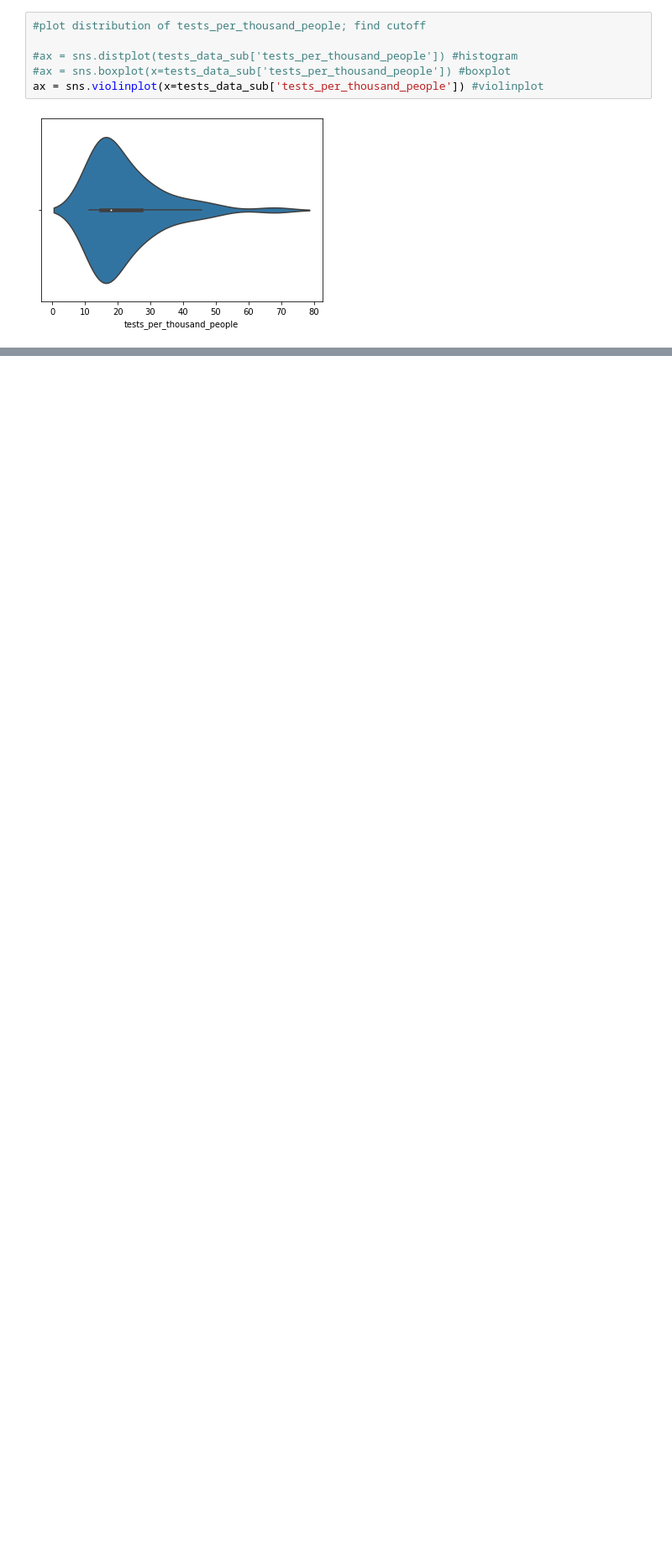
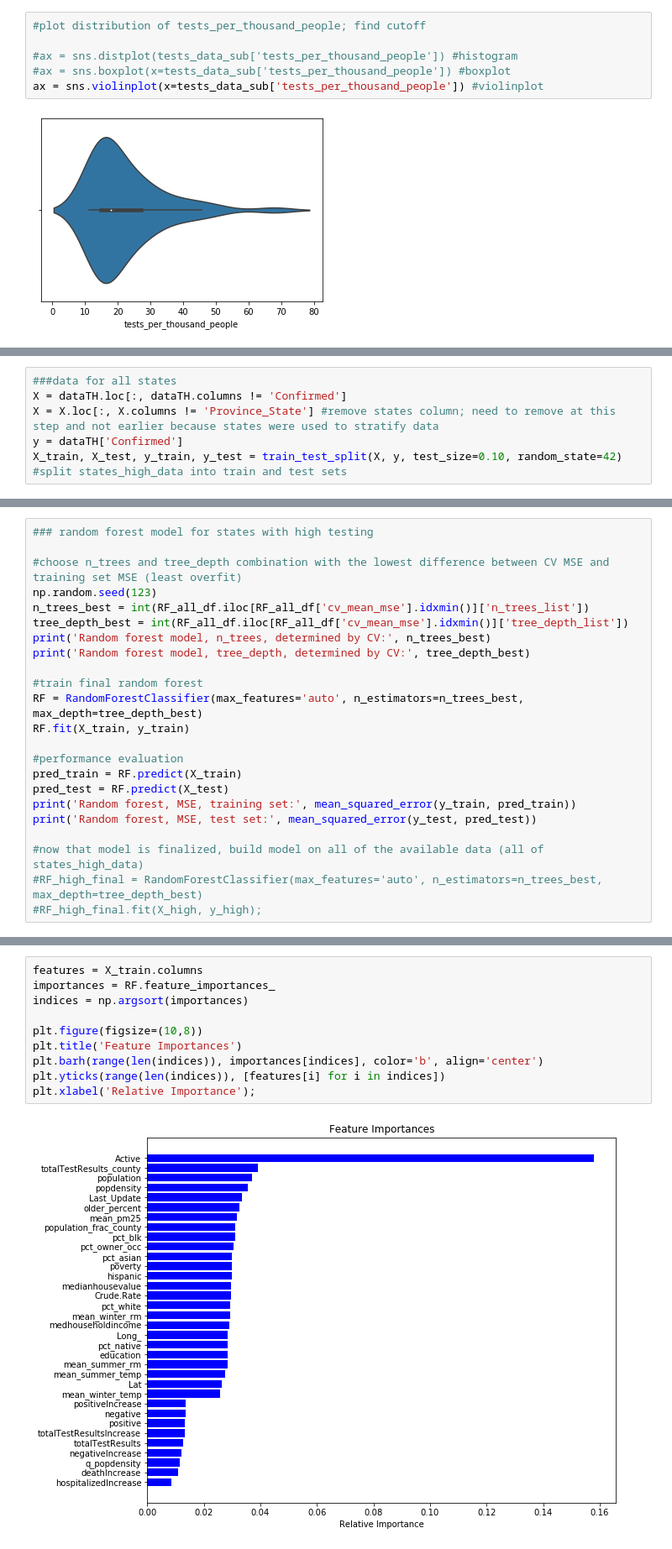
Before and after one commit to CS109b-Team37/Pollution-Prediction, a Jupyter notebook: analyses/models_TH.ipynb, the cells around one changed output, grey strips where cells are left out. Shown at 84% size. Saved outputs shown, nothing was run; the diff lists cells and outputs as text; blank space fills up the shorter version.

Commit message:
rf model

```diff
--- a/analyses/models_TH.ipynb
+++ b/analyses/models_TH.ipynb
@@ -198,0 +201,6 @@ X_train, X_test, y_train, y_test = train_test_split(X, y, test_size=0.10, random
+# %%
+###data for all states
+X = dataTH.loc[:, dataTH.columns != 'Confirmed']
+X = X.loc[:, X.columns != 'Province_State'] #remove states column; need to remove at this step and not earlier because states were used to stratify data
+y = dataTH['Confirmed']
+X_train, X_test, y_train, y_test = train_test_split(X, y, test_size=0.10, random_state=42) #split states_high_data into train and test sets
@@ -198,0 +281,23 @@ X_train, X_test, y_train, y_test = train_test_split(X, y, test_size=0.10, random
+# %%
+### random forest model for states with high testing
+
+#choose n_trees and tree_depth combination with the lowest difference between CV MSE and training set MSE (least overfit)
+np.random.seed(123)
+n_trees_best = int(RF_all_df.iloc[RF_all_df['cv_mean_mse'].idxmin()]['n_trees_list'])
+tree_depth_best = int(RF_all_df.iloc[RF_all_df['cv_mean_mse'].idxmin()]['tree_depth_list'])
+print('Random forest model, n_trees, determined by CV:', n_trees_best)
+print('Random forest model, tree_depth, determined by CV:', tree_depth_best)
+
+#train final random forest
+RF = RandomForestClassifier(max_features='auto', n_estimators=n_trees_best, max_depth=tree_depth_best)
+RF.fit(X_train, y_train)
+
+#performance evaluation
+pred_train = RF.predict(X_train)
+pred_test = RF.predict(X_test)
+print('Random forest, MSE, training set:', mean_squared_error(y_train, pred_train))
+print('Random forest, MSE, test set:', mean_squared_error(y_test, pred_test))
+
+#now that model is finalized, build model on all of the available data (all of states_high_data)
+#RF_high_final = RandomForestClassifier(max_features='auto', n_estimators=n_trees_best, max_depth=tree_depth_best)
+#RF_high_final.fit(X_high, y_high);
@@ -198,0 +309,12 @@ X_train, X_test, y_train, y_test = train_test_split(X, y, test_size=0.10, random
+# %%
+features = X_train.columns
+importances = RF.feature_importances_
+indices = np.argsort(importances)
+
+plt.figure(figsize=(10,8))
+plt.title('Feature Importances')
+plt.barh(range(len(indices)), importances[indices], color='b', align='center')
+plt.yticks(range(len(indices)), [features[i] for i in indices])
+plt.xlabel('Relative Importance');
+# %% [output]
+[figure, added]
```
Also changed, not shown: parts of 37 cells of this notebook.
